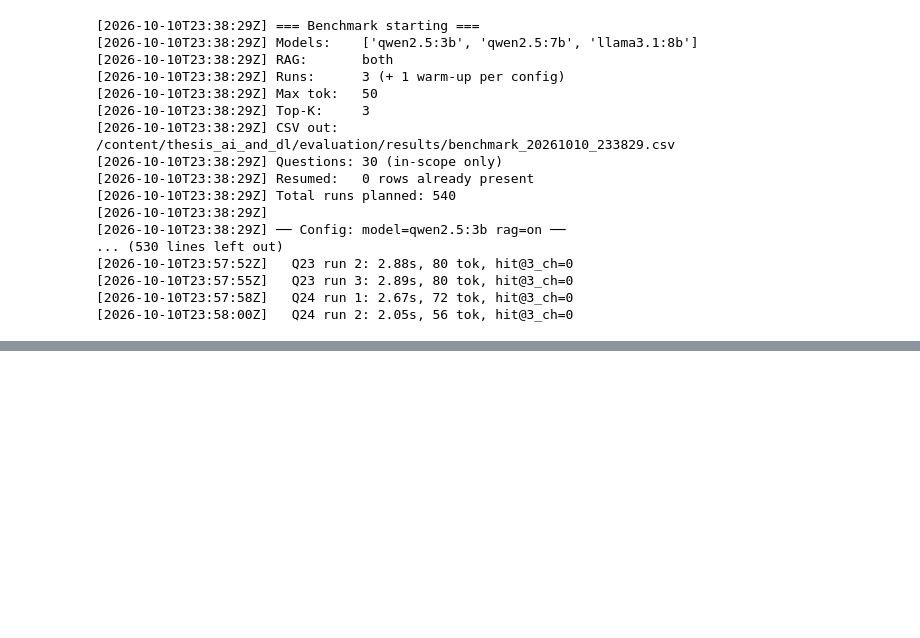
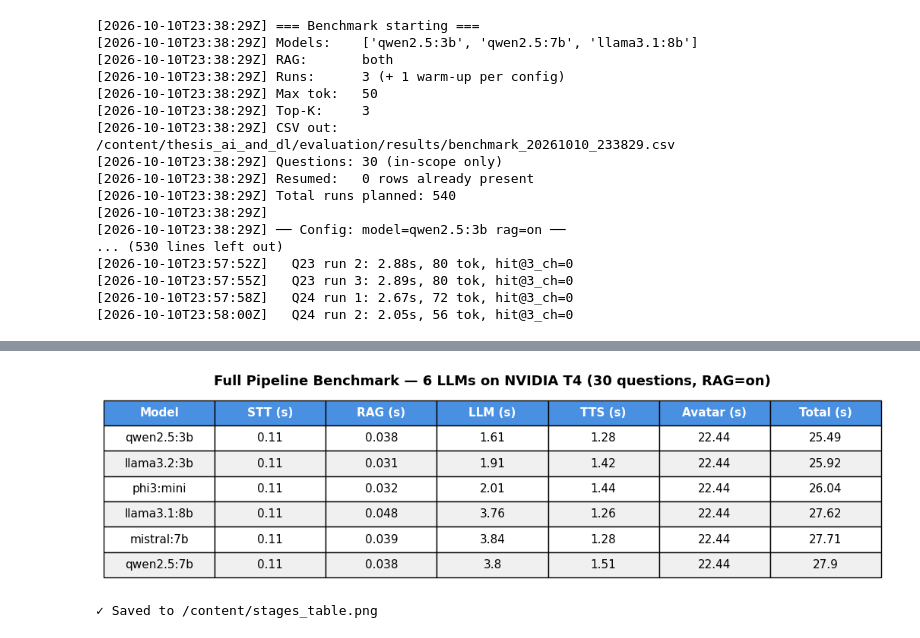
Before and after one commit to thomaskopalidis/thesis_ai_and_dl, a Jupyter notebook: colab/thesis_benchmark.ipynb, the cells around one changed output, grey strips where cells are left out. Saved outputs shown, nothing was run; the diff lists cells and outputs as text; code cells hidden in the pictures; blank space fills up the shorter version.

```diff
--- a/colab/thesis_benchmark.ipynb
+++ b/colab/thesis_benchmark.ipynb
@@ -1115,0 +1398,45 @@ os.environ['OLLAMA_READ_TIMEOUT'] = '300'
+# %%
+import pandas as pd
+import matplotlib.pyplot as plt
+
+summary_file = f'{PROJECT_DIR}/evaluation/results/stages_summary_20261011_104315.csv'
+df = pd.read_csv(summary_file)
+
+# Prepare display
+df = df[['model', 'stt_s', 'rag_s', 'llm_s', 'tts_s', 'avatar_s', 'total_s']]
+df = df.round({'stt_s': 3, 'rag_s': 3, 'llm_s': 2, 'tts_s': 2, 'avatar_s': 2, 'total_s': 2})
+df = df.sort_values('total_s').reset_index(drop=True)
+
+# Rename columns for publication
+df.columns = ['Model', 'STT (s)', 'RAG (s)', 'LLM (s)', 'TTS (s)', 'Avatar (s)', 'Total (s)']
+
+# Render table as image
+fig, ax = plt.subplots(figsize=(12, 3))
+ax.axis('off')
+tbl = ax.table(cellText=df.values, colLabels=df.columns,
+               loc='center', cellLoc='center',
+               colColours=['#4a90e2']*len(df.columns))
+
+# Styling
+tbl.auto_set_font_size(False)
+tbl.set_fontsize(11)
+tbl.scale(1.1, 2.0)
+
+# Make header white text
+for i in range(len(df.columns)):
+    tbl[(0, i)].set_text_props(weight='bold', color='white')
+
+# Alternate row colors
+for i in range(1, len(df)+1):
+    for j in range(len(df.columns)):
+        if i % 2 == 0:
+            tbl[(i, j)].set_facecolor('#f0f0f0')
+
+plt.title('Full Pipeline Benchmark — 6 LLMs on NVIDIA T4 (30 questions, RAG=on)',
+          fontsize=13, fontweight='bold', pad=15)
+plt.savefig('/content/stages_table.png', dpi=300, bbox_inches='tight', facecolor='white')
+plt.show()
+print('\n✓ Saved to /content/stages_table.png')
+# %% [output]
+[figure, added]
+✓ Saved to /content/stages_table.png
```
Also changed, not shown: parts of 22 cells of this notebook.
